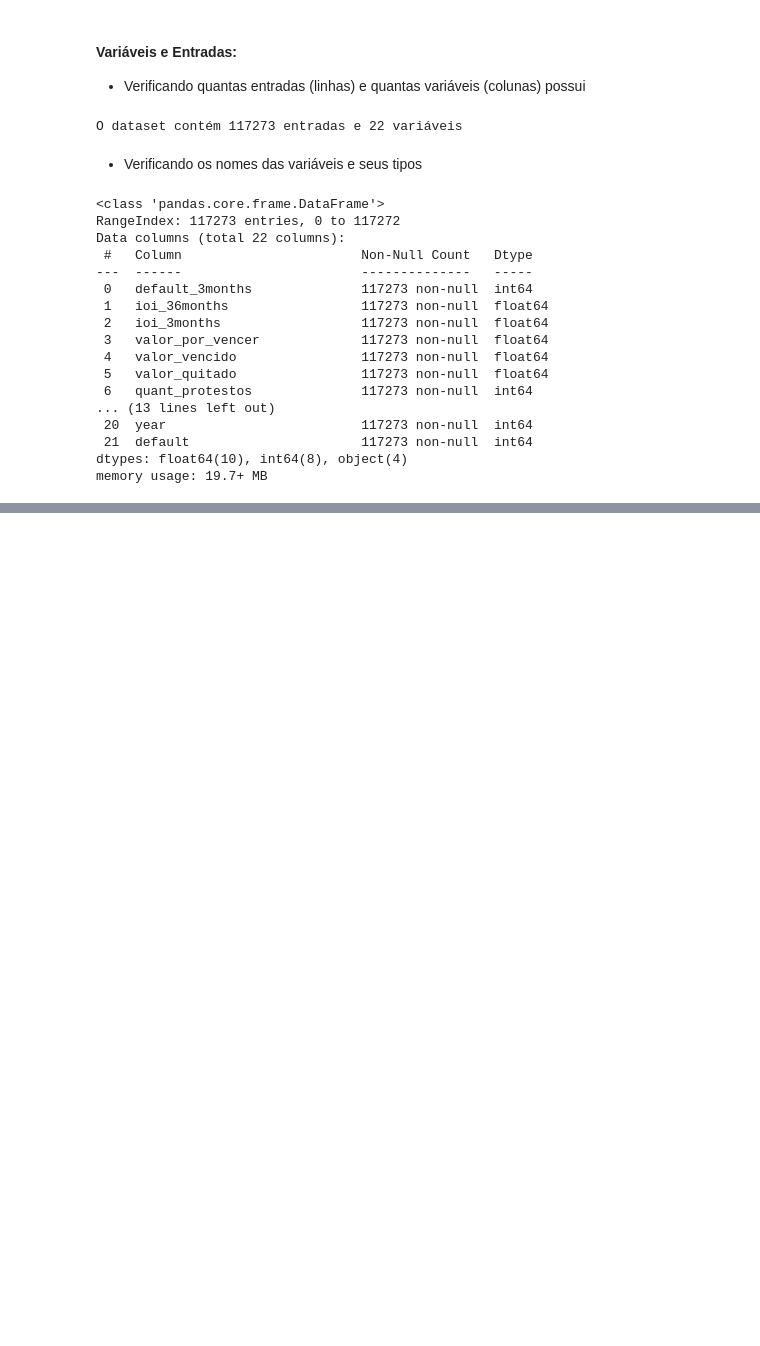
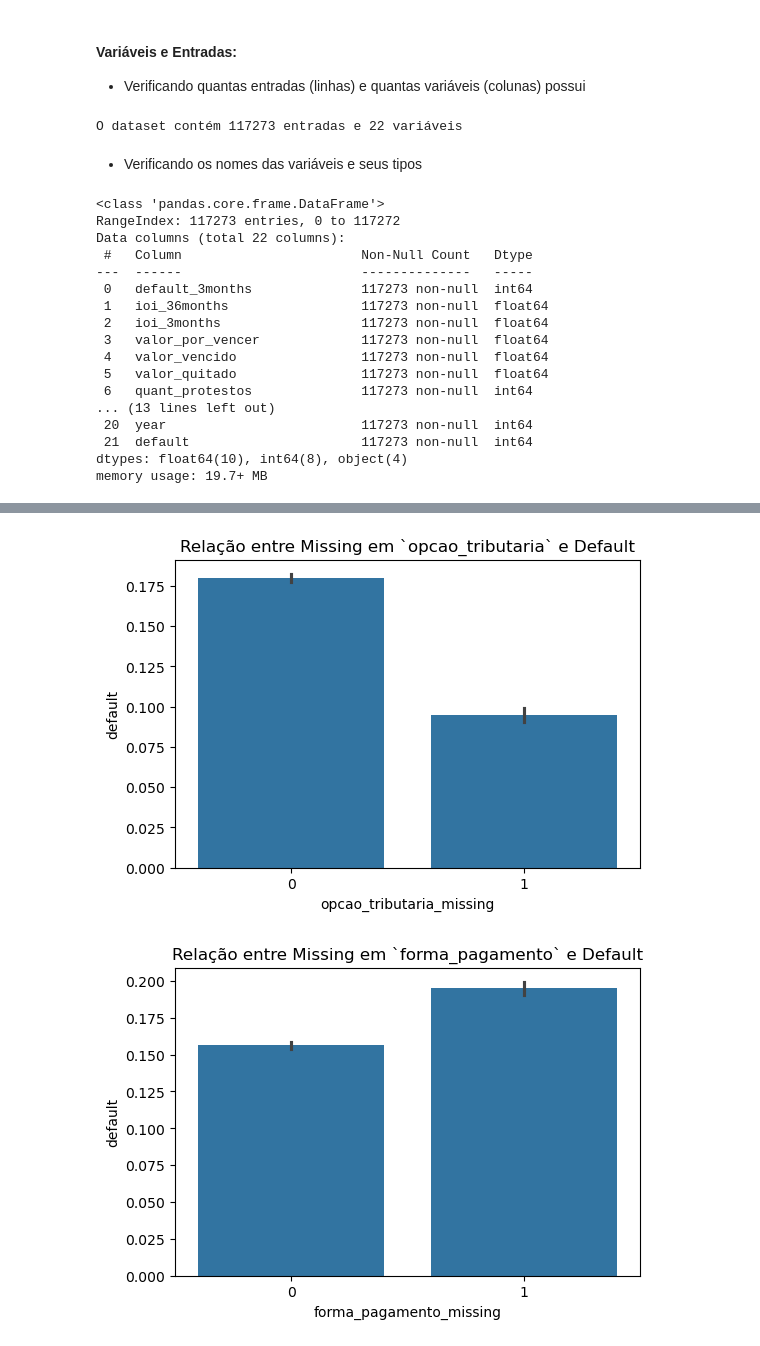
Before and after one commit to MaiaraMoro/X-health, a Jupyter notebook: notebooks/01_analise_exploratoria.ipynb, the cells around one changed output, grey strips where cells are left out. Drawn from its saved outputs; the diff is of its cells as text; code cells hidden in the pictures; blank space fills up the shorter version.

Commit message:
Att Jupyter Notebook 1: analises de missing data

```diff
--- a/notebooks/01_analise_exploratoria.ipynb
+++ b/notebooks/01_analise_exploratoria.ipynb
@@ -280,0 +393,4 @@ df = df.loc[(df["tipo_sociedade"] != "missing") & (df["atividade_principal"] !=
+# %%
+# Novas colunas binárias para indicar valores ausentes (1 = ausente, 0 = presente)
+df["opcao_tributaria_missing"] = np.where(df["opcao_tributaria"] == "missing", 1, 0)
+df["forma_pagamento_missing"] = np.where(df["forma_pagamento"] == "missing", 1, 0)
@@ -280,0 +421,17 @@ df = df.loc[(df["tipo_sociedade"] != "missing") & (df["atividade_principal"] !=
+# %%
+# Gráfico de barras para comparação de default para linhas com e sem missing
+
+# variável `opcao_tributaria`
+plt.figure(figsize=(6,4))
+sns.barplot(x=df["opcao_tributaria_missing"], y=df["default"])
+plt.title("Relação entre Missing em `opcao_tributaria` e Default")
+plt.show()
+
+# variável `forma_pagamento`
+plt.figure(figsize=(6,4))
+sns.barplot(x=df["forma_pagamento_missing"], y=df["default"])
+plt.title("Relação entre Missing em `forma_pagamento` e Default")
+plt.show()
+# %% [output]
+[figure, added]
+[figure, added]
```
Also changed, not shown: parts of 48 cells of this notebook.
